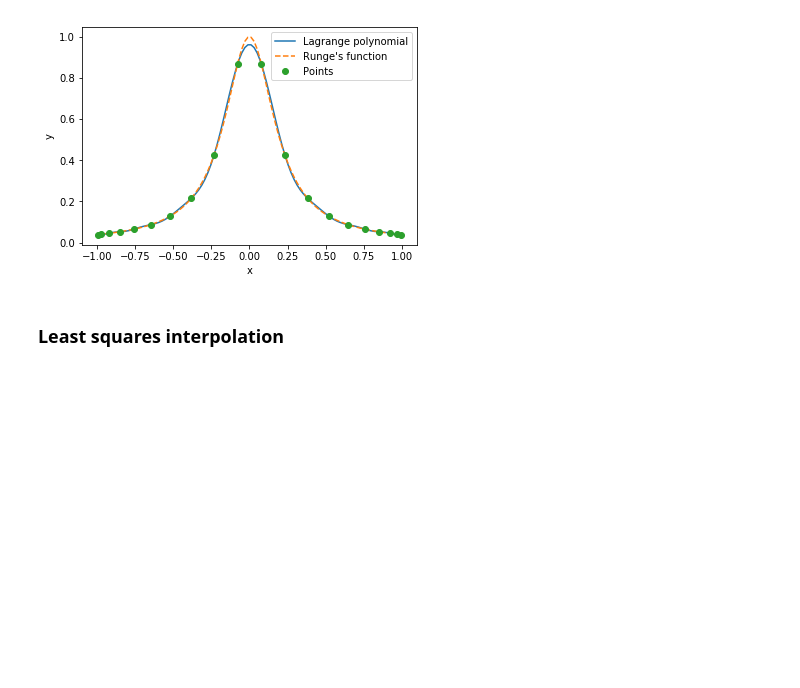
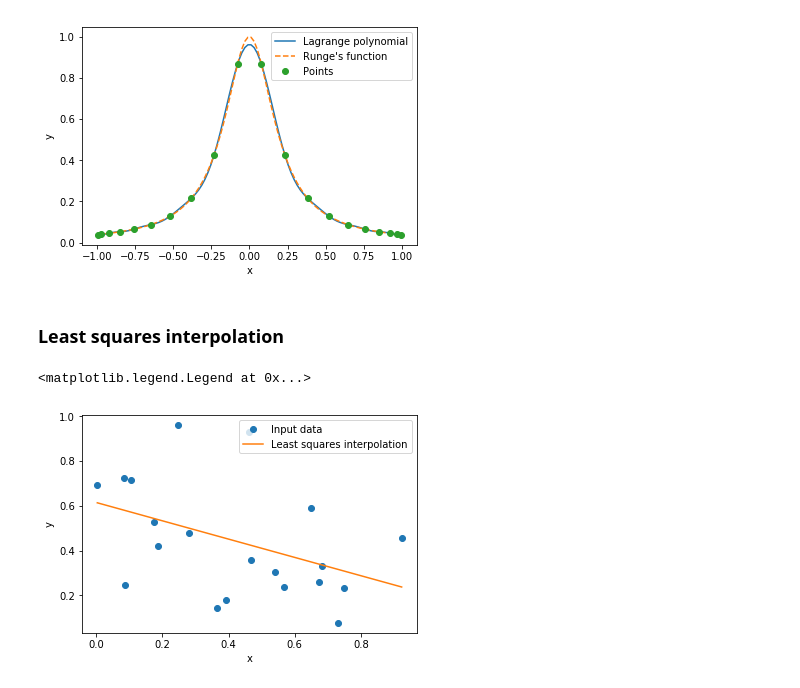
Before and after one commit to valenpe7/numerical_methods, a Jupyter notebook: interpolation.ipynb, the cells around one changed output. Cells and saved outputs as stored; diff of their text form; code cells hidden in the pictures; blank space fills up the shorter version.

Commit message:
added least squares interpolation

```diff
--- a/interpolation.ipynb
+++ b/interpolation.ipynb
@@ -317,6 +317,36 @@ ax.legend()
 [figure]
 # %% [markdown]
 ### Least squares interpolation
-# %%
-def least_squares():
-    return
+# %%
+def least_squares(x, y):
+    S0 = np.sum(x**0)
+    S1 = np.sum(x**1)
+    S2 = np.sum(x**2)
+    T0 = np.sum(y*(x**0))
+    T1 = np.sum(y*(x**1))
+    a1 = (S2*T0 - S1*T1) / (S0*S2 - S1**2);
+    a0 = (S0*T1 - S1*T0) / (S0*S2 - S1**2);
+    return np.poly1d([a0, a1])
+# %%
+# test of the Chebyshev interpolation
+
+# consider a set of random points
+x_p = np.random.rand(20)
+y_p = np.random.rand(20)
+
+x = np.linspace(np.min(x_p), np.max(x_p), 100)
+
+# find least squares interpolation
+f = least_squares(x_p, y_p)
+
+# plot results
+fig = plt.figure()
+ax = fig.add_subplot(1,1,1)
+ax.plot(x_p, y_p, 'o', label="Input data") # plot the discrete data
+ax.plot(x, f(x), '-', label="Least squares interpolation") # plot cubic spline interpolation
+ax.set_xlabel("x")
+ax.set_ylabel("y")
+ax.legend()
+# %% [output]
+<matplotlib.legend.Legend at 0x...>
+[figure, added]
```
Also changed, not shown: parts of 1 cell of this notebook.
